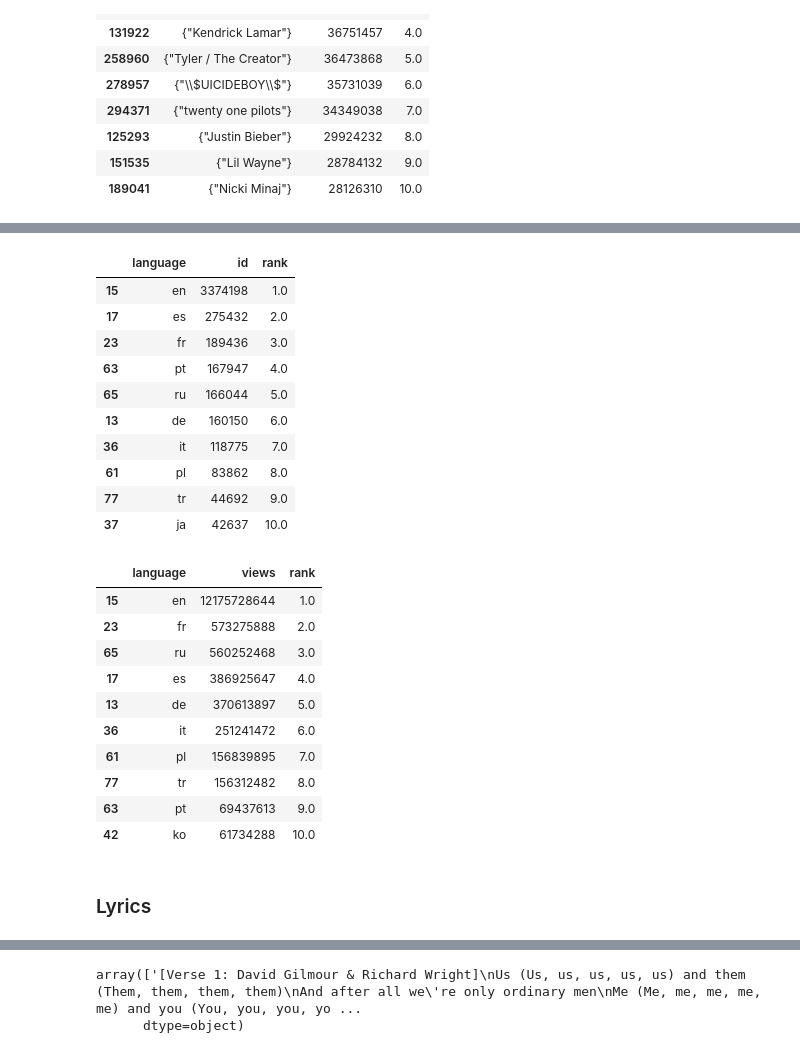
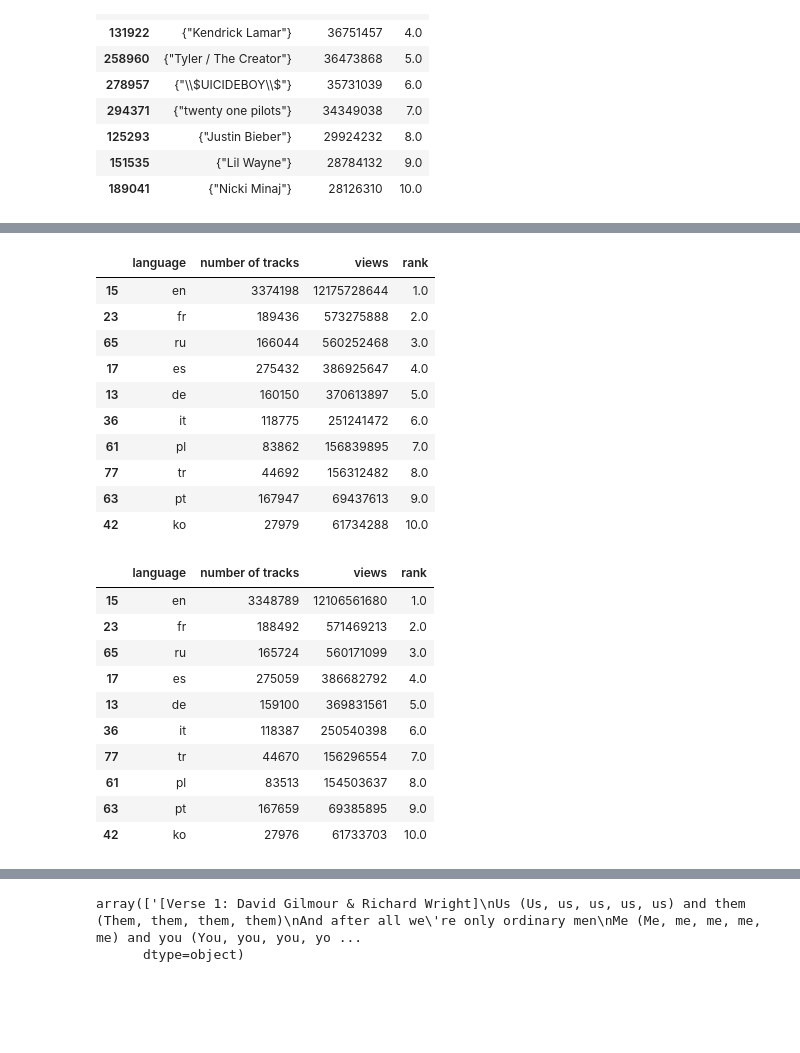
Before and after one commit to wanyakrecipes/lyrical_sentiment, a Jupyter notebook: notebook.ipynb, the cells around one changed output, grey strips where cells are left out. Cells and saved outputs as stored; diff of their text form; code cells hidden in the pictures; blank space fills up the shorter version.

```diff
--- a/notebook.ipynb
+++ b/notebook.ipynb
@@ -199,44 +204,46 @@ display(features_top_ten_views_df)
+# %%
+#Most popular language
+popular_lang_df = song_lyrics_full_df.groupby('language').agg({'id':'count','views':'sum'}).reset_index()
+popular_lang_df ['rank'] = popular_lang_df ['views'].rank(ascending= False)
+popular_lang_df  = popular_lang_df.rename(columns = {"id" : "number of tracks"})
+popular_lang_df  = popular_lang_df.sort_values(by = 'rank')
+popular_lang_df  = popular_lang_df.head(10)
+
+display(popular_lang_df)
+# %% [output]
+|  | language | number of tracks | views | rank |
+| 15 | en | 3374198 | 12175728644 | 1.0 |
+| 23 | fr | 189436 | 573275888 | 2.0 |
+| 65 | ru | 166044 | 560252468 | 3.0 |
+| 17 | es | 275432 | 386925647 | 4.0 |
+| 13 | de | 160150 | 370613897 | 5.0 |
+| 36 | it | 118775 | 251241472 | 6.0 |
+| 61 | pl | 83862 | 156839895 | 7.0 |
+| 77 | tr | 44692 | 156312482 | 8.0 |
+| 63 | pt | 167947 | 69437613 | 9.0 |
+| 42 | ko | 27979 | 61734288 | 10.0 |
 # %%
-#Most popular language
-popular_lang_df = song_lyrics_full_df.groupby('language').agg({'id':'count'}).reset_index()
-popular_lang_df ['rank'] = popular_lang_df ['id'].rank(ascending= False)
-popular_lang_df  = popular_lang_df.sort_values(by = 'rank')
-popular_lang_df  = popular_lang_df.head(10)
+#Most popular language since dawn of popular music
+popular_lang_1880_df = song_lyrics_from_1880_df.groupby('language').agg({'id':'count','views':'sum'}).reset_index()
+popular_lang_1880_df ['rank'] = popular_lang_1880_df  ['views'].rank(ascending= False)
+popular_lang_1880_df   = popular_lang_1880_df .rename(columns = {"id" : "number of tracks"})
+popular_lang_1880_df   = popular_lang_1880_df .sort_values(by = 'rank')
+popular_lang_1880_df   = popular_lang_1880_df .head(10)
 
-display(popular_lang_df)
-
-#Most popular langauge by views
-popular_lang_views_df = song_lyrics_full_df.groupby('language').agg({'views':'sum'}).reset_index()
-popular_lang_views_df ['rank'] = popular_lang_views_df ['views'].rank(ascending= False)
-popular_lang_views_df  = popular_lang_views_df.sort_values(by = 'rank')
-popular_lang_views_df = popular_lang_views_df.head(10)
-
-display(popular_lang_views_df)
-
+display(popular_lang_1880_df)
 
 # #Most popular langauge by views and year
 # popular_lang_views_df = song_lyrics_sample_df.groupby(['year','language']).agg({'views':'sum'}).reset_index()
 # display(popular_lang_views_df)
 # %% [output]
-|  | language | id | rank |
-| 15 | en | 3374198 | 1.0 |
-| 17 | es | 275432 | 2.0 |
-| 23 | fr | 189436 | 3.0 |
-| 63 | pt | 167947 | 4.0 |
-| 65 | ru | 166044 | 5.0 |
-| 13 | de | 160150 | 6.0 |
-| 36 | it | 118775 | 7.0 |
-| 61 | pl | 83862 | 8.0 |
-| 77 | tr | 44692 | 9.0 |
-| 37 | ja | 42637 | 10.0 |
+|  | language | number of tracks | views | rank |
+| 15 | en | 3348789 | 12106561680 | 1.0 |
+| 23 | fr | 188492 | 571469213 | 2.0 |
+| 65 | ru | 165724 | 560171099 | 3.0 |
+| 17 | es | 275059 | 386682792 | 4.0 |
+| 13 | de | 159100 | 369831561 | 5.0 |
+| 36 | it | 118387 | 250540398 | 6.0 |
+| 77 | tr | 44670 | 156296554 | 7.0 |
+| 61 | pl | 83513 | 154503637 | 8.0 |
+| 63 | pt | 167659 | 69385895 | 9.0 |
+| 42 | ko | 27976 | 61733703 | 10.0 |
-|  | language | views | rank |
-| 15 | en | 12175728644 | 1.0 |
-| 23 | fr | 573275888 | 2.0 |
-| 65 | ru | 560252468 | 3.0 |
-| 17 | es | 386925647 | 4.0 |
-| 13 | de | 370613897 | 5.0 |
-| 36 | it | 251241472 | 6.0 |
-| 61 | pl | 156839895 | 7.0 |
-| 77 | tr | 156312482 | 8.0 |
-| 63 | pt | 69437613 | 9.0 |
-| 42 | ko | 61734288 | 10.0 |
@@ -247,4 +249,0 @@ display(popular_lang_views_df)
-# %% [markdown]
-### Lyrics
-
-<!--Find a song and have a look at the format, and what things need to be cleaned -->
```
Also changed, not shown: parts of 13 cells of this notebook.
